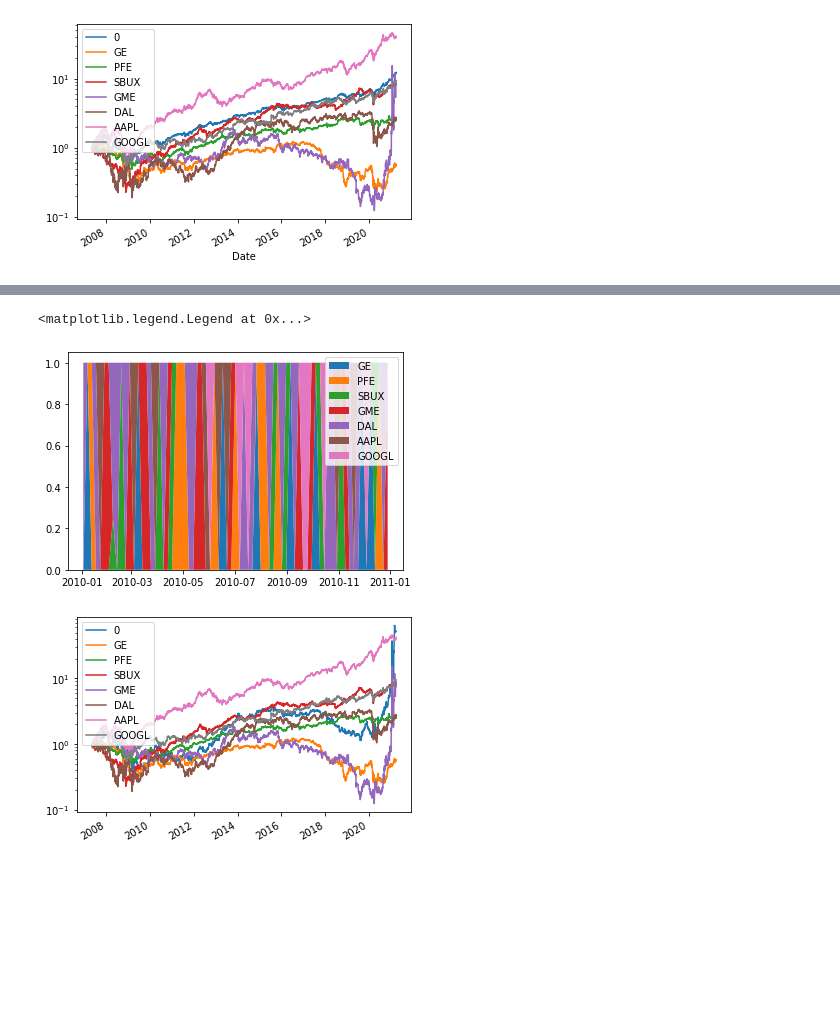
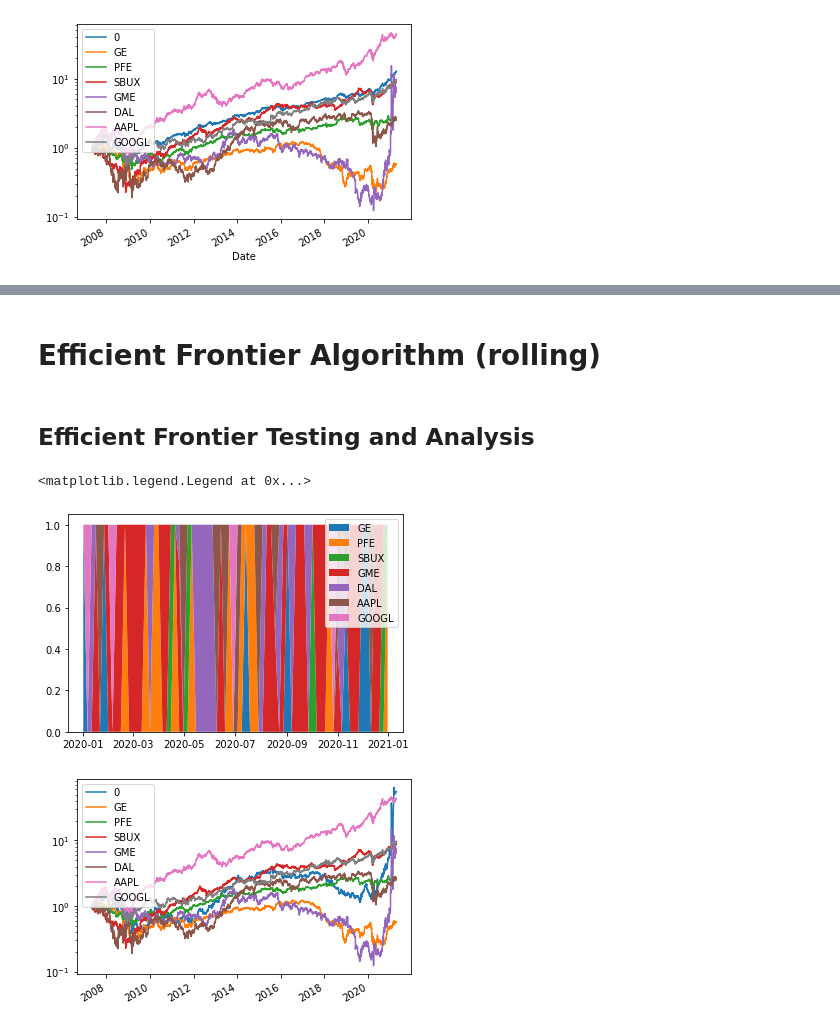
Before and after one commit to NSanip/Mentorship, a Jupyter notebook: Portfolio Creation Model.ipynb, the cells around one changed output, grey strips where cells are left out. Drawn from its saved outputs; the diff is of its cells as text; code cells hidden in the pictures; blank space fills up the shorter version.

```diff
--- a/Portfolio Creation Model.ipynb
+++ b/Portfolio Creation Model.ipynb
@@ -145,6 +161,8 @@ sampled_means = stocks.resample(str(days)+"d").mean()
 sampled_covars = [sample[1].cov() for sample in stocks.resample(str(days)+"d")]
 # %%
 weight_dicts = [EfficientFrontier(mean,cov).min_volatility() for mean, cov in zip(sampled_means.values,sampled_covars)]
+# %% [markdown]
+# Efficient Frontier Algorithm (rolling)
 # %%
 days = 5
 X = stocks.resample(str(days)+"d").mean()
@@ -165,12 +183,14 @@ for day in dates[:-1]:
     saved_weights.append(weights_vector)
 portfolio = portfolio.sort_index()
 saved_weights = pd.DataFrame(saved_weights, index = dates[:-1], columns = tickers)
+# %% [markdown]
+## Efficient Frontier Testing and Analysis
 # %%
-plt.stackplot(saved_weights['2010':'2010'].index, *(saved_weights[ticker]['2010':'2010'] for ticker in saved_weights.columns), labels=saved_weights.columns)
+plt.stackplot(saved_weights['2020':'2020'].index, *(saved_weights[ticker]['2020':'2020'] for ticker in saved_weights.columns), labels=saved_weights.columns)
 plt.legend()
 # %% [output]
 <matplotlib.legend.Legend at 0x...>
-[figure, old version]
+[figure, new version]
 # %%
 (1+pd.concat([portfolio,stocks],axis=1)).cumprod().plot()
 plt.yscale('log')
```
Also changed, not shown: parts of 33 cells of this notebook, 2 other files.
